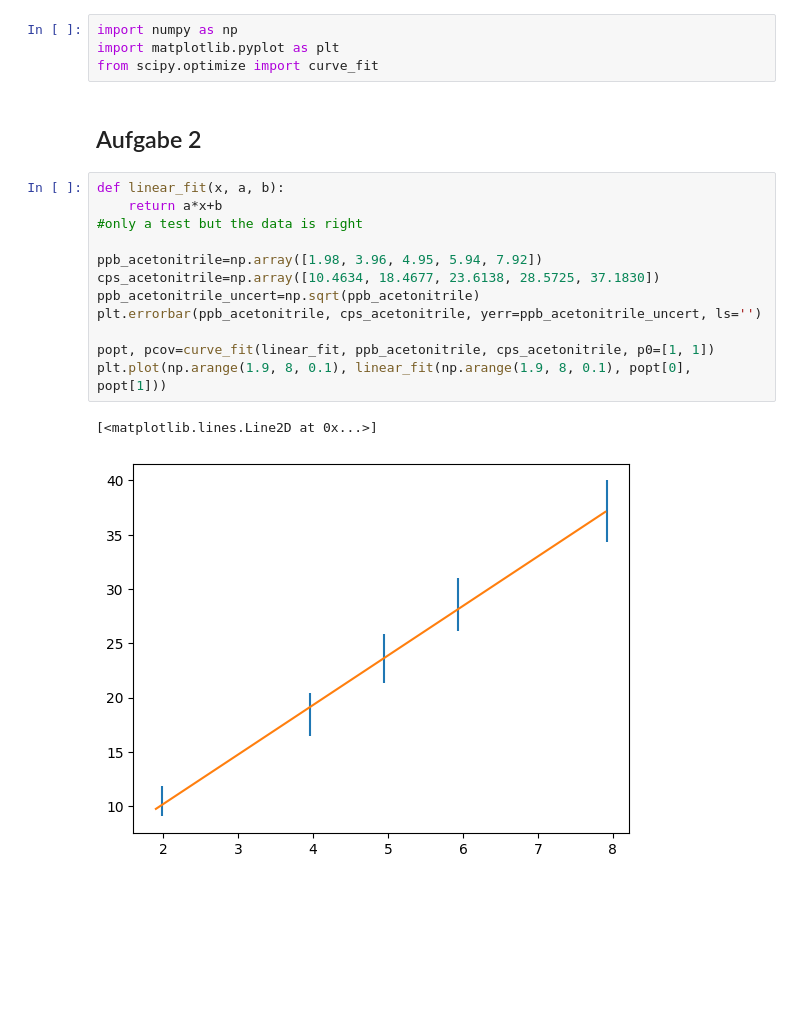
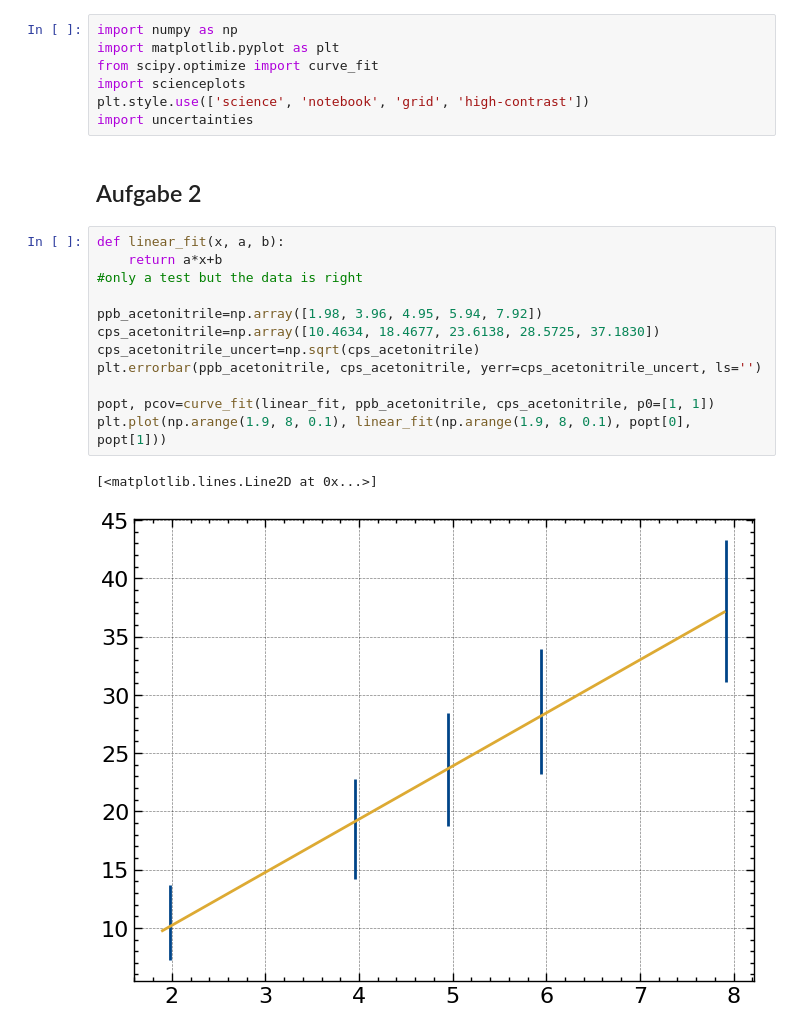
Before and after one commit to KemalOenen/advanced_labcourse, a Jupyter notebook: I002/data_analysis.ipynb, the cells around one changed output. Drawn from its saved outputs; the diff is of its cells as text; blank space fills up the shorter version.

```diff
--- a/I002/data_analysis.ipynb
+++ b/I002/data_analysis.ipynb
@@ -2,23 +2,26 @@
 import numpy as np
 import matplotlib.pyplot as plt
 from scipy.optimize import curve_fit
+import scienceplots
+plt.style.use(['science', 'notebook', 'grid', 'high-contrast'])
+import uncertainties
 # %% [markdown]
 ## Aufgabe 2
 # %%
 def linear_fit(x, a, b):
     return a*x+b
 #only a test but the data is right
 
 ppb_acetonitrile=np.array([1.98, 3.96, 4.95, 5.94, 7.92])
 cps_acetonitrile=np.array([10.4634, 18.4677, 23.6138, 28.5725, 37.1830])
-ppb_acetonitrile_uncert=np.sqrt(ppb_acetonitrile)
-plt.errorbar(ppb_acetonitrile, cps_acetonitrile, yerr=ppb_acetonitrile_uncert, ls='')
+cps_acetonitrile_uncert=np.sqrt(cps_acetonitrile)
+plt.errorbar(ppb_acetonitrile, cps_acetonitrile, yerr=cps_acetonitrile_uncert, ls='')
 
 popt, pcov=curve_fit(linear_fit, ppb_acetonitrile, cps_acetonitrile, p0=[1, 1])
 plt.plot(np.arange(1.9, 8, 0.1), linear_fit(np.arange(1.9, 8, 0.1), popt[0], popt[1]))
 # %% [output]
 [<matplotlib.lines.Line2D at 0x...>]
-[figure, old version]
+[figure, new version]
 # %%
 #calculations
 percentages=np.array([0.2, 0.4, 0.5, 0.6, 0.8])
```
Also changed, not shown: parts of 3 cells of this notebook.
